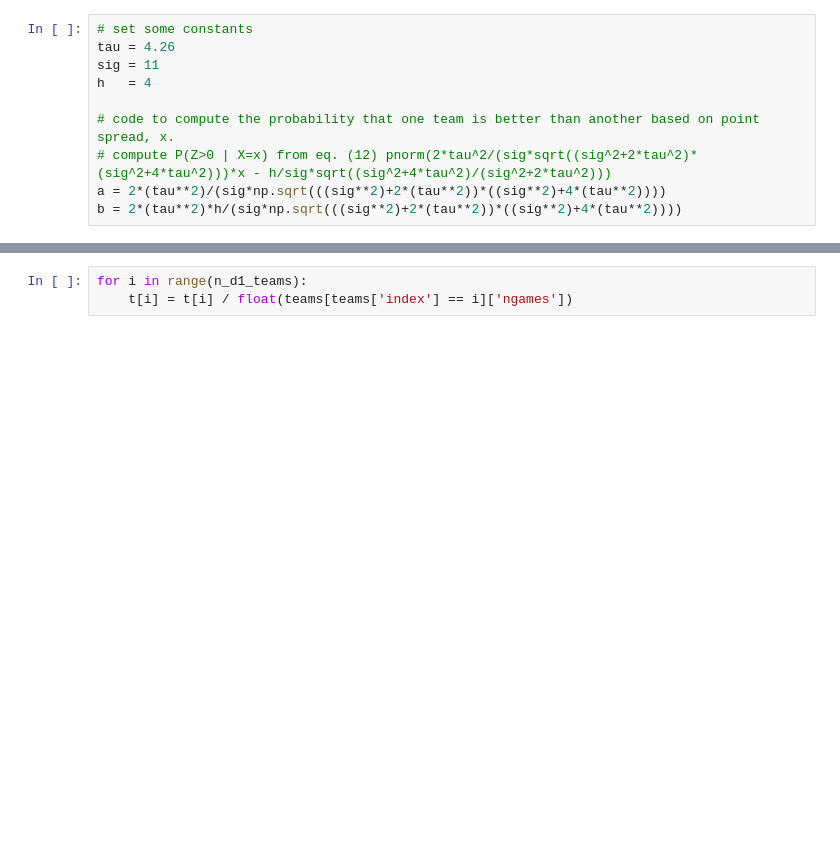
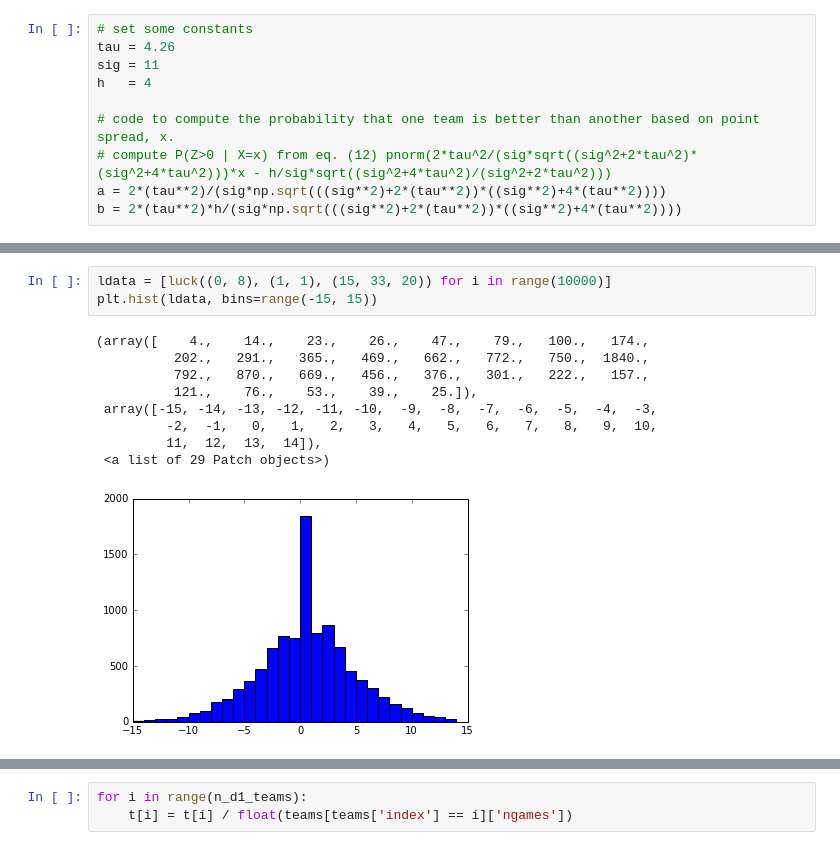
Before and after one commit to rwsharp/ncaa_wbb_2019, a Jupyter notebook: LRMC_WBB_NCAA_2019.ipynb, the cells around one changed output, grey strips where cells are left out. Drawn from its saved outputs; the diff is of its cells as text; blank space fills up the shorter version.

```diff
--- a/LRMC_WBB_NCAA_2019.ipynb
+++ b/LRMC_WBB_NCAA_2019.ipynb
@@ -93,0 +147,13 @@ b = 2*(tau**2)*h/(sig*np.sqrt(((sig**2)+2*(tau**2))*((sig**2)+4*(tau**2))))
+# %%
+ldata = [luck((0, 8), (1, 1), (15, 33, 20)) for i in range(10000)]
+plt.hist(ldata, bins=range(-15, 15))
+# %% [output]
+(array([    4.,    14.,    23.,    26.,    47.,    79.,   100.,   174.,
+          202.,   291.,   365.,   469.,   662.,   772.,   750.,  1840.,
+          792.,   870.,   669.,   456.,   376.,   301.,   222.,   157.,
+          121.,    76.,    53.,    39.,    25.]),
+ array([-15, -14, -13, -12, -11, -10,  -9,  -8,  -7,  -6,  -5,  -4,  -3,
+         -2,  -1,   0,   1,   2,   3,   4,   5,   6,   7,   8,   9,  10,
+         11,  12,  13,  14]),
+ <a list of 29 Patch objects>)
+[figure, added]
```
Also changed, not shown: parts of 21 cells of this notebook, 4 other files.
